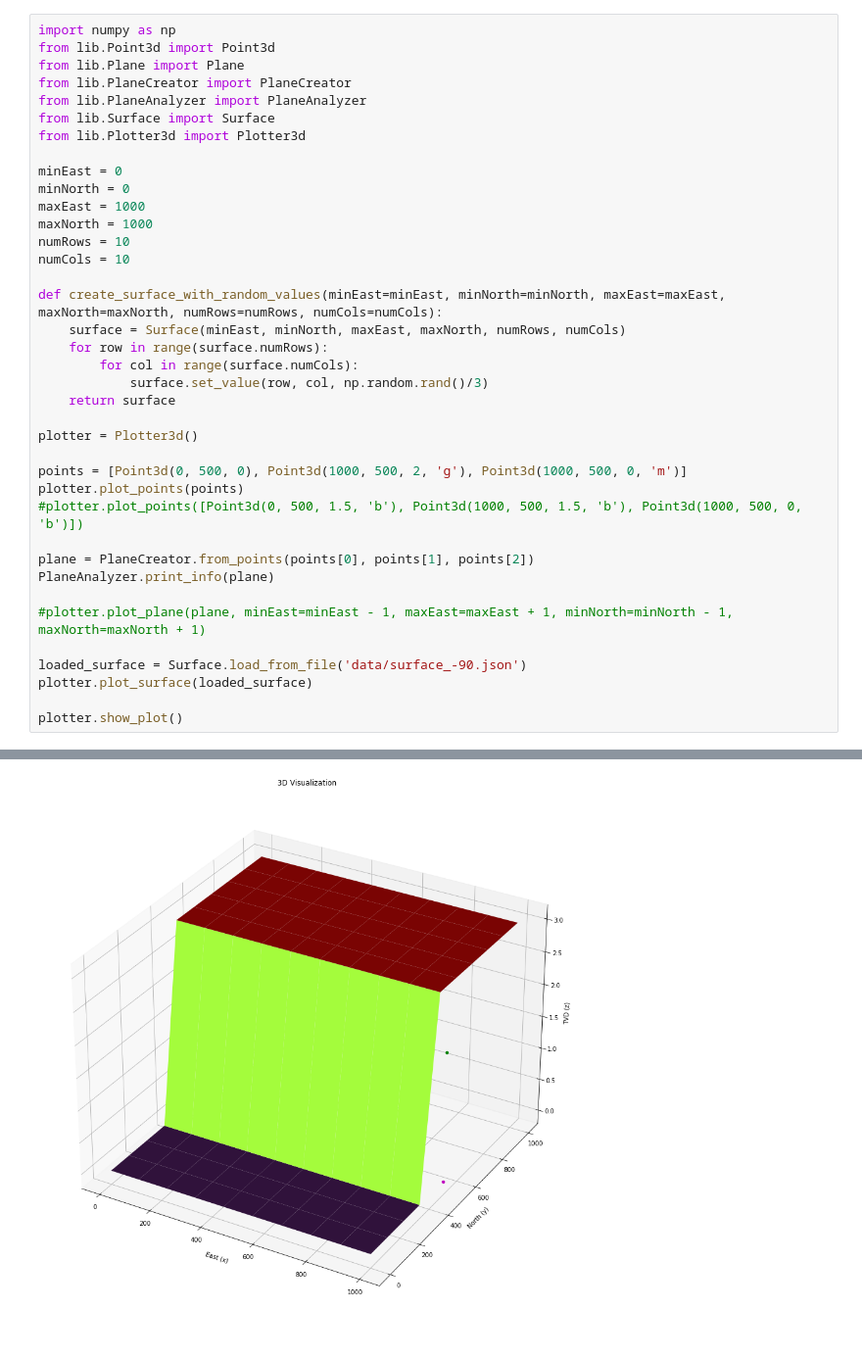
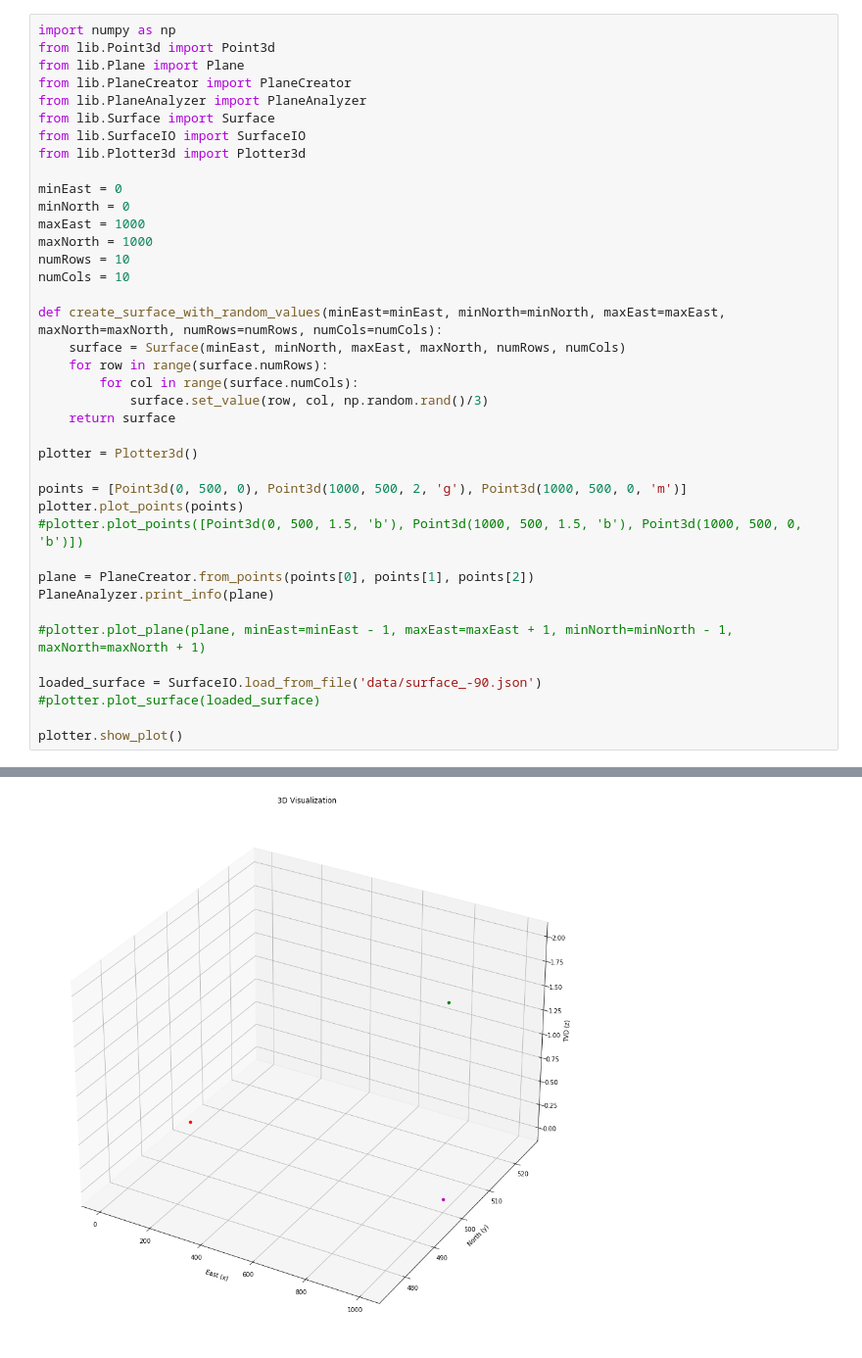
Before and after one commit to mihail1orlov/Learning, a Jupyter notebook: jupyterNotebook/faults/surface3D/main_planes.ipynb, the cells around one changed output, grey strips where cells are left out. Shown at 98% size. Drawn from its saved outputs; the diff is of its cells as text.

```diff
--- a/jupyterNotebook/faults/surface3D/main_planes.ipynb
+++ b/jupyterNotebook/faults/surface3D/main_planes.ipynb
@@ -5,38 +5,39 @@ from lib.Plane import Plane
 from lib.PlaneCreator import PlaneCreator
 from lib.PlaneAnalyzer import PlaneAnalyzer
 from lib.Surface import Surface
+from lib.SurfaceIO import SurfaceIO
 from lib.Plotter3d import Plotter3d
 
 minEast = 0
 minNorth = 0
 maxEast = 1000
 maxNorth = 1000
 numRows = 10
 numCols = 10
 
 def create_surface_with_random_values(minEast=minEast, minNorth=minNorth, maxEast=maxEast, maxNorth=maxNorth, numRows=numRows, numCols=numCols):
     surface = Surface(minEast, minNorth, maxEast, maxNorth, numRows, numCols)
     for row in range(surface.numRows):
         for col in range(surface.numCols):
             surface.set_value(row, col, np.random.rand()/3)
     return surface
 
 plotter = Plotter3d()
 
 points = [Point3d(0, 500, 0), Point3d(1000, 500, 2, 'g'), Point3d(1000, 500, 0, 'm')]
 plotter.plot_points(points)
 #plotter.plot_points([Point3d(0, 500, 1.5, 'b'), Point3d(1000, 500, 1.5, 'b'), Point3d(1000, 500, 0, 'b')])
 
 plane = PlaneCreator.from_points(points[0], points[1], points[2])
 PlaneAnalyzer.print_info(plane)
 
 #plotter.plot_plane(plane, minEast=minEast - 1, maxEast=maxEast + 1, minNorth=minNorth - 1, maxNorth=maxNorth + 1)
 
-loaded_surface = Surface.load_from_file('data/surface_-90.json')
-plotter.plot_surface(loaded_surface)
+loaded_surface = SurfaceIO.load_from_file('data/surface_-90.json')
+#plotter.plot_surface(loaded_surface)
 
 plotter.show_plot()
 # %% [output]
 Plane equation: 0x + 2000y + 0z + -1000000 = 0
 Slope angle: 90.0 degrees
-[figure, old version]
+[figure, new version]
```
Also changed, not shown: 7 other files.
